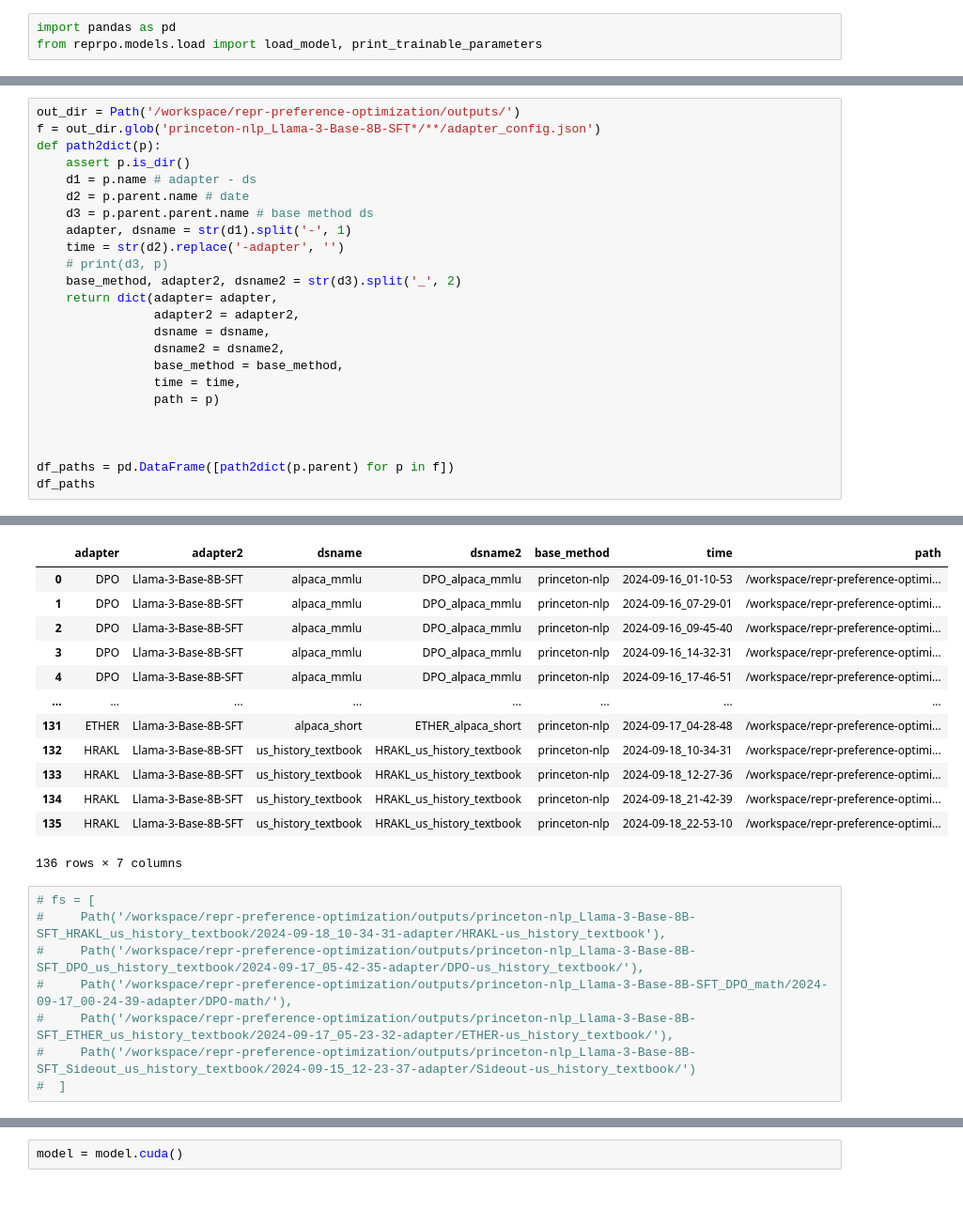
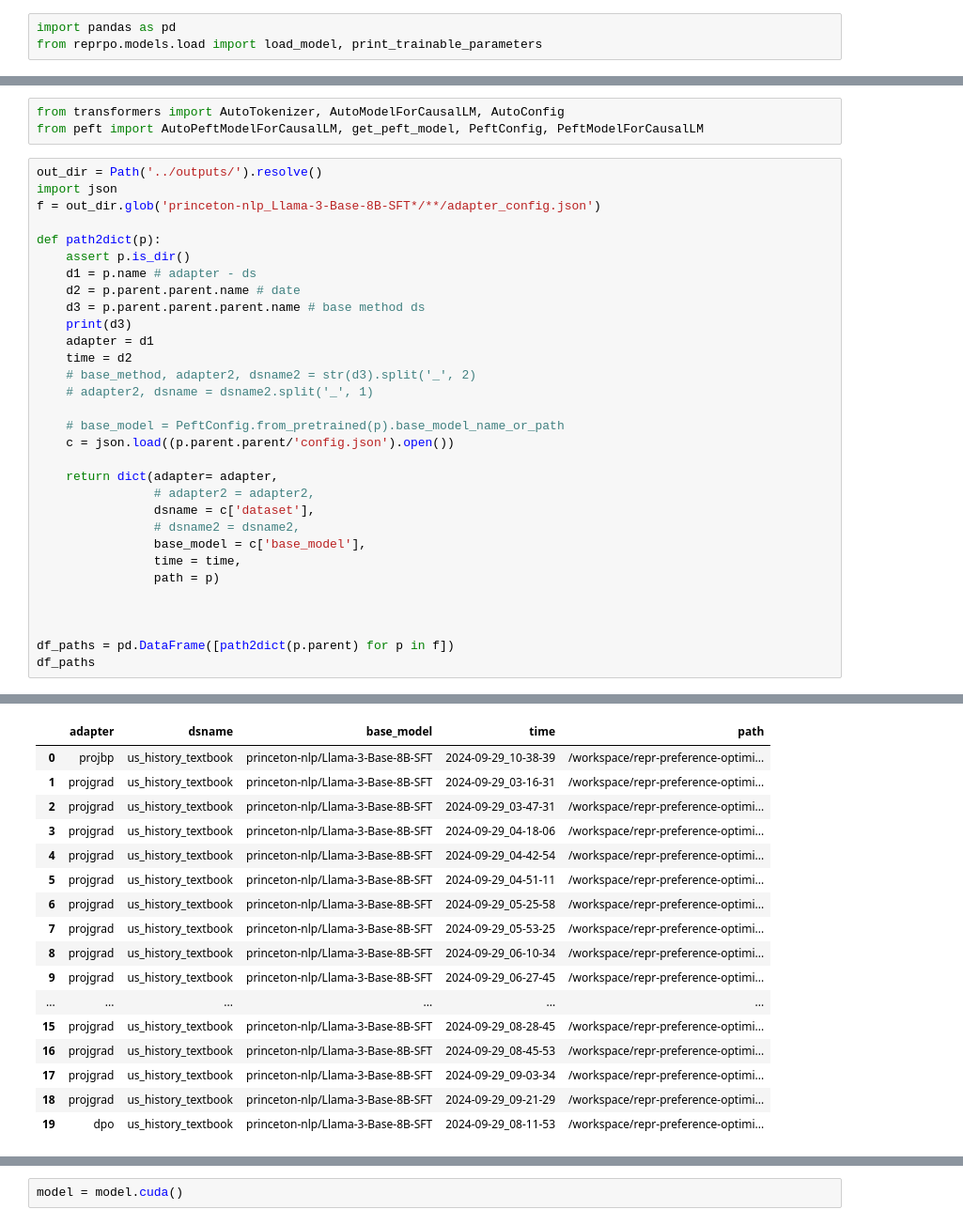
Before and after one commit to wassname/repr-preference-optimization, a Jupyter notebook: nbs/10_eval.ipynb, the cells around one changed output, grey strips where cells are left out. Shown at 94% size. Cells and saved outputs as stored; diff of their text form; blank space fills up the shorter version.

```diff
--- a/nbs/10_eval.ipynb
+++ b/nbs/10_eval.ipynb
@@ -24,20 +23,30 @@ sorted(f.glob('**/*'))
+# %%
+from transformers import AutoTokenizer, AutoModelForCausalLM, AutoConfig
+from peft import AutoPeftModelForCausalLM, get_peft_model, PeftConfig, PeftModelForCausalLM
 # %%
-out_dir = Path('/workspace/repr-preference-optimization/outputs/')
+out_dir = Path('../outputs/').resolve()
+import json
 f = out_dir.glob('princeton-nlp_Llama-3-Base-8B-SFT*/**/adapter_config.json')
+
 def path2dict(p):
     assert p.is_dir()
     d1 = p.name # adapter - ds
-    d2 = p.parent.name # date
-    d3 = p.parent.parent.name # base method ds
-    adapter, dsname = str(d1).split('-', 1)
-    time = str(d2).replace('-adapter', '')
-    # print(d3, p)
-    base_method, adapter2, dsname2 = str(d3).split('_', 2)
+    d2 = p.parent.parent.name # date
+    d3 = p.parent.parent.parent.name # base method ds
+    print(d3)
+    adapter = d1
+    time = d2
+    # base_method, adapter2, dsname2 = str(d3).split('_', 2)
+    # adapter2, dsname = dsname2.split('_', 1)
+
+    # base_model = PeftConfig.from_pretrained(p).base_model_name_or_path
+    c = json.load((p.parent.parent/'config.json').open())
+
     return dict(adapter= adapter,
-                adapter2 = adapter2,
-                dsname = dsname,
-                dsname2 = dsname2,
-                base_method = base_method,
+                # adapter2 = adapter2,
+                dsname = c['dataset'],
+                # dsname2 = dsname2,
+                base_model = c['base_model'],
                 time = time,
                 path = p)
 
@@ -49,21 +78,17 @@ df_paths
-|  | adapter | adapter2 | dsname | dsname2 | base_method | time | path |
-| 0 | DPO | Llama-3-Base-8B-SFT | alpaca_mmlu | DPO_alpaca_mmlu | princeton-nlp | 2024-09-16_01-10-53 | /workspace/repr-preference-optimi... |
-| 1 | DPO | Llama-3-Base-8B-SFT | alpaca_mmlu | DPO_alpaca_mmlu | princeton-nlp | 2024-09-16_07-29-01 | /workspace/repr-preference-optimi... |
-| 2 | DPO | Llama-3-Base-8B-SFT | alpaca_mmlu | DPO_alpaca_mmlu | princeton-nlp | 2024-09-16_09-45-40 | /workspace/repr-preference-optimi... |
-| 3 | DPO | Llama-3-Base-8B-SFT | alpaca_mmlu | DPO_alpaca_mmlu | princeton-nlp | 2024-09-16_14-32-31 | /workspace/repr-preference-optimi... |
-| 4 | DPO | Llama-3-Base-8B-SFT | alpaca_mmlu | DPO_alpaca_mmlu | princeton-nlp | 2024-09-16_17-46-51 | /workspace/repr-preference-optimi... |
-| ... | ... | ... | ... | ... | ... | ... | ... |
-| 131 | ETHER | Llama-3-Base-8B-SFT | alpaca_short | ETHER_alpaca_short | princeton-nlp | 2024-09-17_04-28-48 | /workspace/repr-preference-optimi... |
-| 132 | HRAKL | Llama-3-Base-8B-SFT | us_history_textbook | HRAKL_us_history_textbook | princeton-nlp | 2024-09-18_10-34-31 | /workspace/repr-preference-optimi... |
-| 133 | HRAKL | Llama-3-Base-8B-SFT | us_history_textbook | HRAKL_us_history_textbook | princeton-nlp | 2024-09-18_12-27-36 | /workspace/repr-preference-optimi... |
-| 134 | HRAKL | Llama-3-Base-8B-SFT | us_history_textbook | HRAKL_us_history_textbook | princeton-nlp | 2024-09-18_21-42-39 | /workspace/repr-preference-optimi... |
-| 135 | HRAKL | Llama-3-Base-8B-SFT | us_history_textbook | HRAKL_us_history_textbook | princeton-nlp | 2024-09-18_22-53-10 | /workspace/repr-preference-optimi... |
+|  | adapter | dsname | base_model | time | path |
+| 0 | projbp | us_history_textbook | princeton-nlp/Llama-3-Base-8B-SFT | 2024-09-29_10-38-39 | /workspace/repr-preference-optimi... |
+| 1 | projgrad | us_history_textbook | princeton-nlp/Llama-3-Base-8B-SFT | 2024-09-29_03-16-31 | /workspace/repr-preference-optimi... |
+| 2 | projgrad | us_history_textbook | princeton-nlp/Llama-3-Base-8B-SFT | 2024-09-29_03-47-31 | /workspace/repr-preference-optimi... |
+| 3 | projgrad | us_history_textbook | princeton-nlp/Llama-3-Base-8B-SFT | 2024-09-29_04-18-06 | /workspace/repr-preference-optimi... |
+| 4 | projgrad | us_history_textbook | princeton-nlp/Llama-3-Base-8B-SFT | 2024-09-29_04-42-54 | /workspace/repr-preference-optimi... |
+| 5 | projgrad | us_history_textbook | princeton-nlp/Llama-3-Base-8B-SFT | 2024-09-29_04-51-11 | /workspace/repr-preference-optimi... |
+| 6 | projgrad | us_history_textbook | princeton-nlp/Llama-3-Base-8B-SFT | 2024-09-29_05-25-58 | /workspace/repr-preference-optimi... |
+| 7 | projgrad | us_history_textbook | princeton-nlp/Llama-3-Base-8B-SFT | 2024-09-29_05-53-25 | /workspace/repr-preference-optimi... |
+| 8 | projgrad | us_history_textbook | princeton-nlp/Llama-3-Base-8B-SFT | 2024-09-29_06-10-34 | /workspace/repr-preference-optimi... |
+| 9 | projgrad | us_history_textbook | princeton-nlp/Llama-3-Base-8B-SFT | 2024-09-29_06-27-45 | /workspace/repr-preference-optimi... |
+| ... | ... | ... | ... | ... | ... |
+| 15 | projgrad | us_history_textbook | princeton-nlp/Llama-3-Base-8B-SFT | 2024-09-29_08-28-45 | /workspace/repr-preference-optimi... |
+| 16 | projgrad | us_history_textbook | princeton-nlp/Llama-3-Base-8B-SFT | 2024-09-29_08-45-53 | /workspace/repr-preference-optimi... |
+| 17 | projgrad | us_history_textbook | princeton-nlp/Llama-3-Base-8B-SFT | 2024-09-29_09-03-34 | /workspace/repr-preference-optimi... |
+| 18 | projgrad | us_history_textbook | princeton-nlp/Llama-3-Base-8B-SFT | 2024-09-29_09-21-29 | /workspace/repr-preference-optimi... |
+| 19 | dpo | us_history_textbook | princeton-nlp/Llama-3-Base-8B-SFT | 2024-09-29_08-11-53 | /workspace/repr-preference-optimi... |
-136 rows × 7 columns
-# %%
-# fs = [
-#     Path('/workspace/repr-preference-optimization/outputs/princeton-nlp_Llama-3-Base-8B-SFT_HRAKL_us_history_textbook/2024-09-18_10-34-31-adapter/HRAKL-us_history_textbook'),
-#     Path('/workspace/repr-preference-optimization/outputs/princeton-nlp_Llama-3-Base-8B-SFT_DPO_us_history_textbook/2024-09-17_05-42-35-adapter/DPO-us_history_textbook/'),
-#     Path('/workspace/repr-preference-optimization/outputs/princeton-nlp_Llama-3-Base-8B-SFT_DPO_math/2024-09-17_00-24-39-adapter/DPO-math/'),
-#     Path('/workspace/repr-preference-optimization/outputs/princeton-nlp_Llama-3-Base-8B-SFT_ETHER_us_history_textbook/2024-09-17_05-23-32-adapter/ETHER-us_history_textbook/'),
-#     Path('/workspace/repr-preference-optimization/outputs/princeton-nlp_Llama-3-Base-8B-SFT_Sideout_us_history_textbook/2024-09-15_12-23-37-adapter/Sideout-us_history_textbook/')
-#  ]
```
Also changed, not shown: parts of 12 cells of this notebook, 1 other file.
